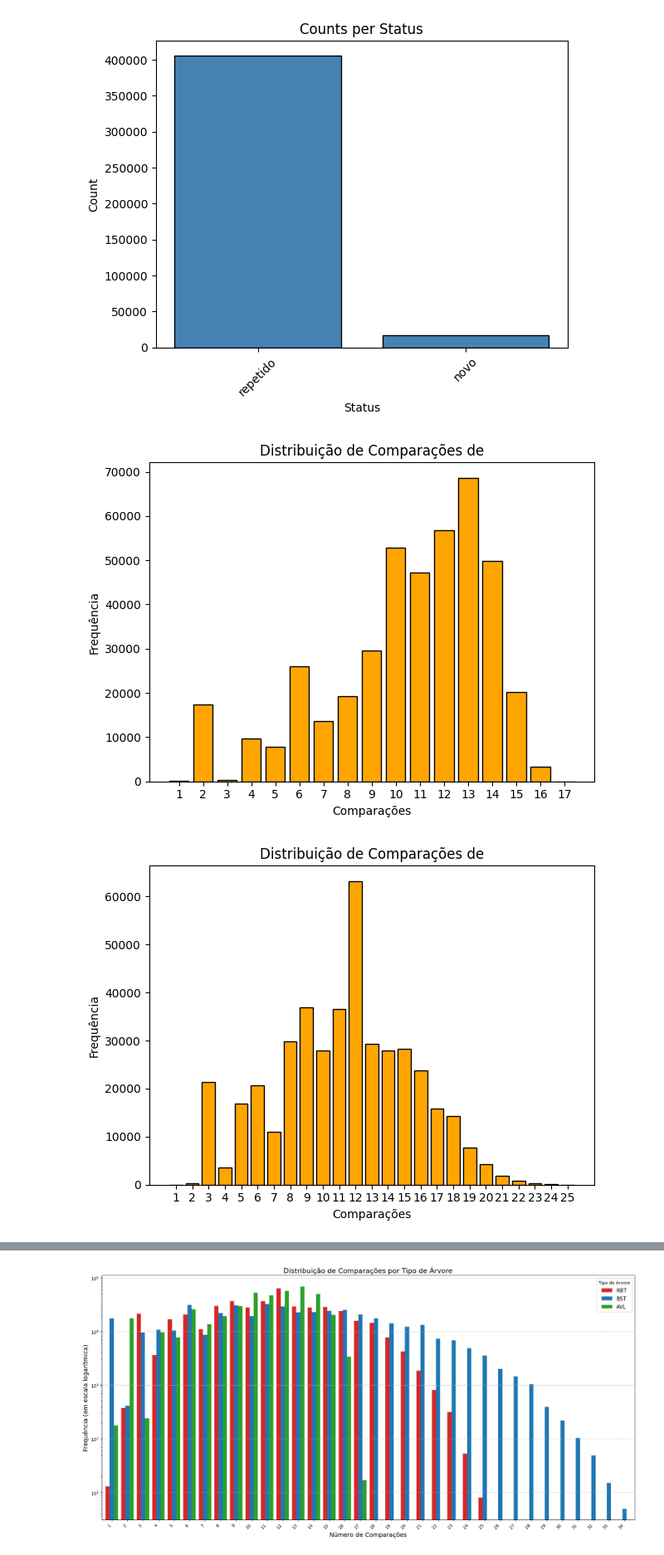
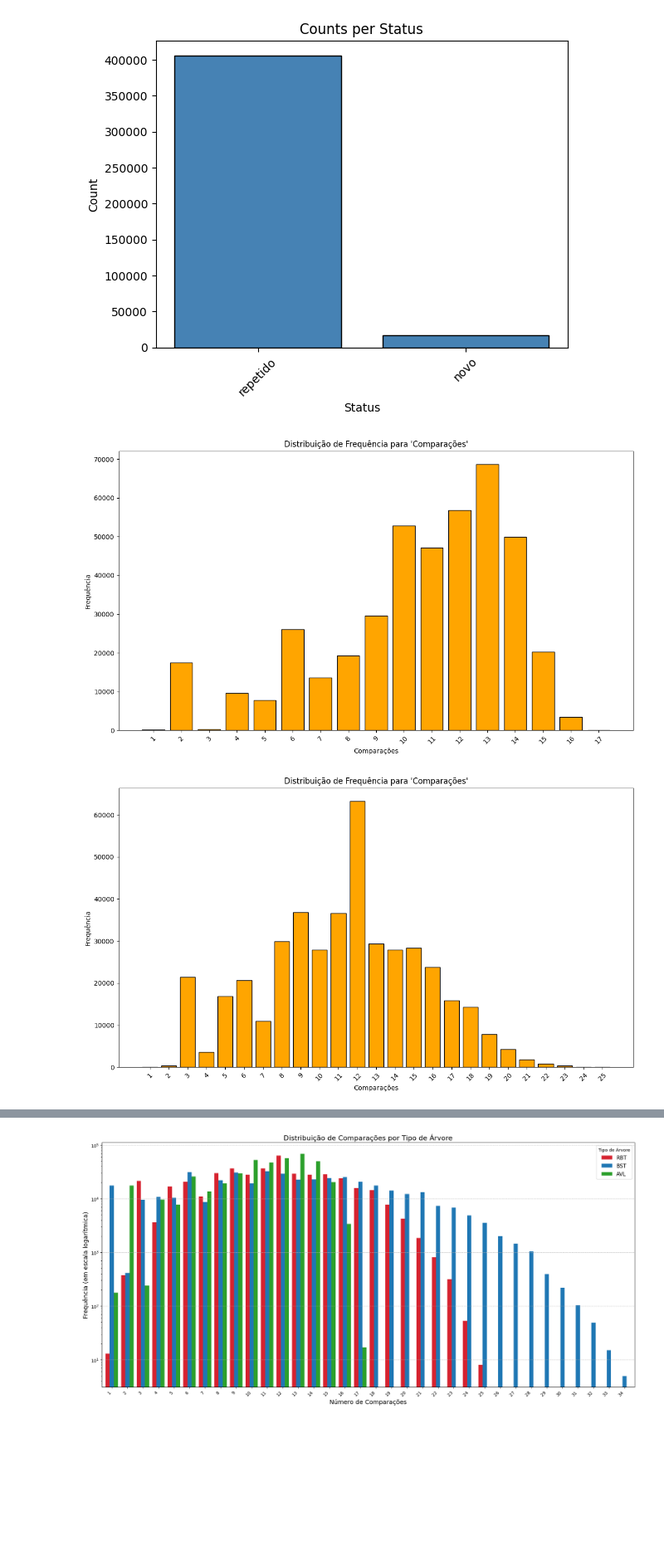
Before and after one commit to szacomelli/ed-inv-index, a Jupyter notebook: src/data.ipynb, the cells around one changed output, grey strips where cells are left out. Shown: that part at 83% size. Drawn from its saved outputs; the diff is of its cells as text; code cells hidden in the pictures; blank space fills up the shorter version.

```diff
--- a/src/data.ipynb
+++ b/src/data.ipynb
@@ -34,23 +34,37 @@ plt.show()
 # %% [output]
 [figure]
 # %%
-#contador de frequencia de comparações
-def comp_hist(data):
-    comp_counts = data['comparações'].value_counts()
+def comp_hist(data: pd.DataFrame, column_name: str):
+    """
+    Generates and displays a frequency histogram for a specified column.
+
+    Args:
+        data (pd.DataFrame): The DataFrame containing the data.
+        column_name (str): The name of the column you want to plot.
+    """
+    # 1. Use the 'column_name' parameter to get the value counts
+    comp_counts = data[column_name].value_counts()
     comp_counts.index = comp_counts.index.astype(int)
     comp_counts = comp_counts.sort_index()
 
     labels = comp_counts.index.astype(str)
+
+    # Create the plot
+    plt.figure(figsize=(12, 7)) # Making the plot a bit bigger
     plt.bar(labels, comp_counts.values, color='orange', edgecolor='black')
-    plt.xlabel("Comparações")
+
+    # 2. Make the labels and title dynamic using an f-string
+    plt.xlabel(column_name.capitalize())
     plt.ylabel("Frequência")
-    plt.title(f"Distribuição de Comparações de")
+    plt.title(f"Distribuição de Frequência para '{column_name.capitalize()}'")
+
+    plt.xticks(rotation=45)
     plt.tight_layout()
     plt.show()
 # %%
-comp_hist(w_in_avl)
-comp_hist(w_in_rbt)
-comp_hist(w_in_bst)
+comp_hist(w_in_avl, "comparações")
+comp_hist(w_in_rbt, "comparações")
+comp_hist(w_in_bst, "comparações")
 # %% [output]
-[figure, old version]
+[figure, new version]
-[figure, old version]
+[figure, new version]
```
Also changed, not shown: parts of 3 cells of this notebook.
